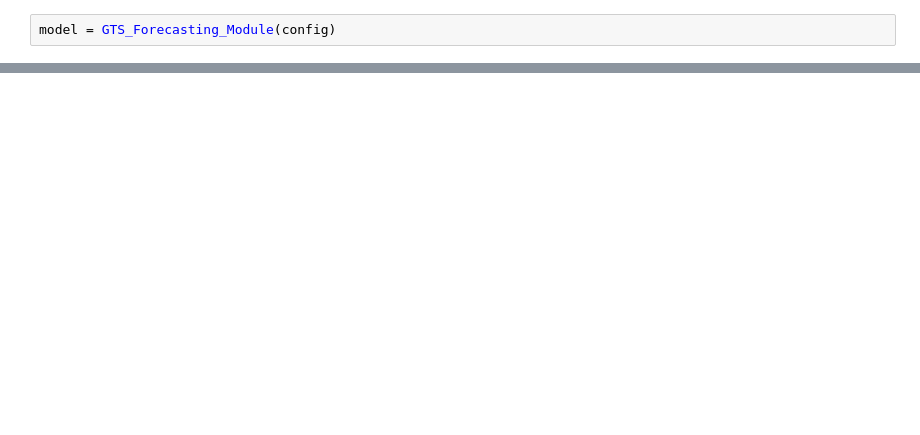
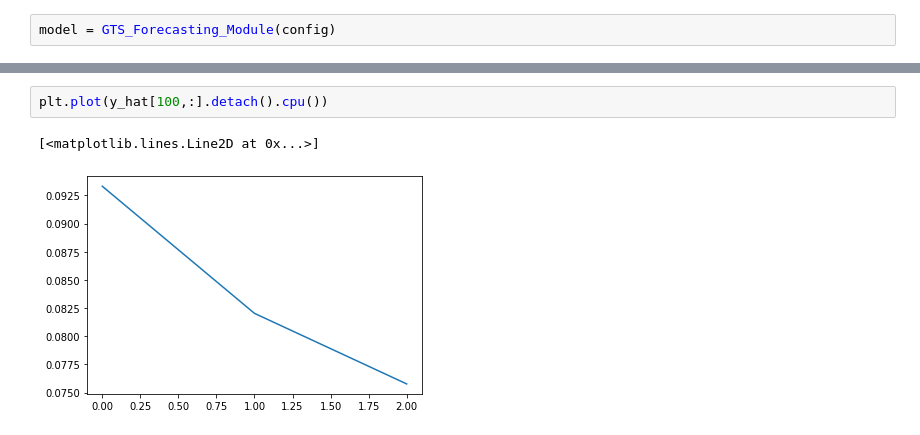
Before and after one commit to Kim-Ju-Hyeon/GSL, a Jupyter notebook: DCRNN_Decoder_Test.ipynb, the cells around one changed output, grey strips where cells are left out. Saved outputs shown, nothing was run; the diff lists cells and outputs as text; blank space fills up the shorter version.

```diff
--- a/DCRNN_Decoder_Test.ipynb
+++ b/DCRNN_Decoder_Test.ipynb
@@ -174,0 +210,5 @@ torch
+# %%
+plt.plot(y_hat[100,:].detach().cpu())
+# %% [output]
+[<matplotlib.lines.Line2D at 0x...>]
+[figure, added]
```
Also changed, not shown: parts of 17 cells of this notebook, 1 other file.
